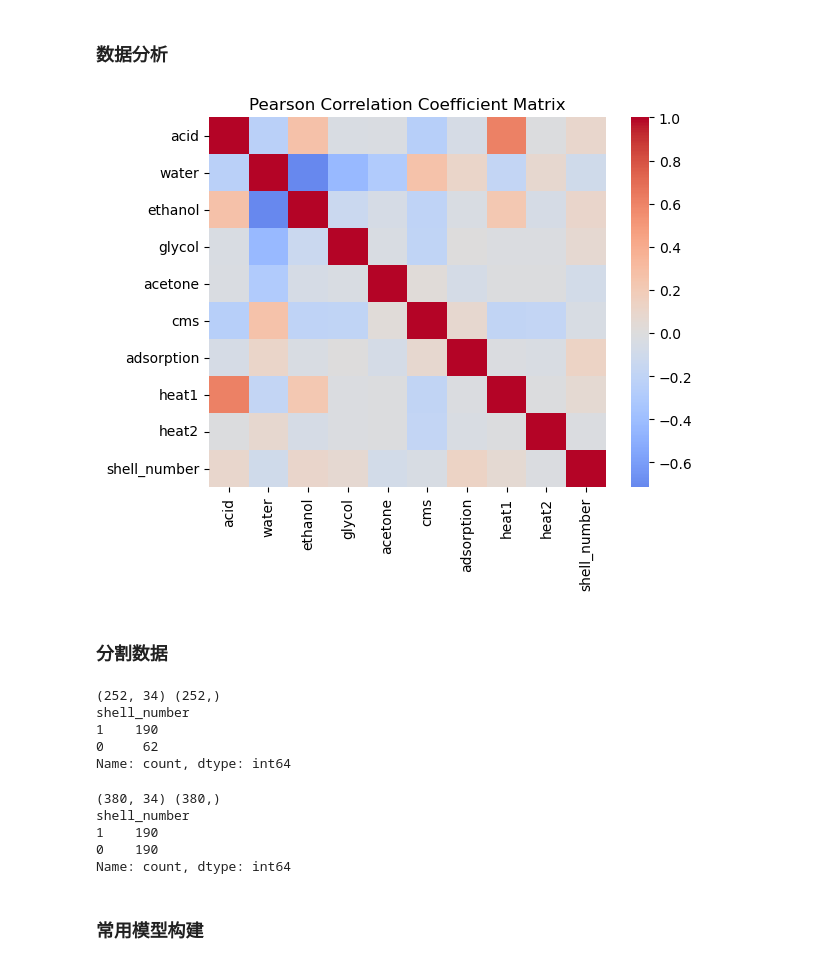
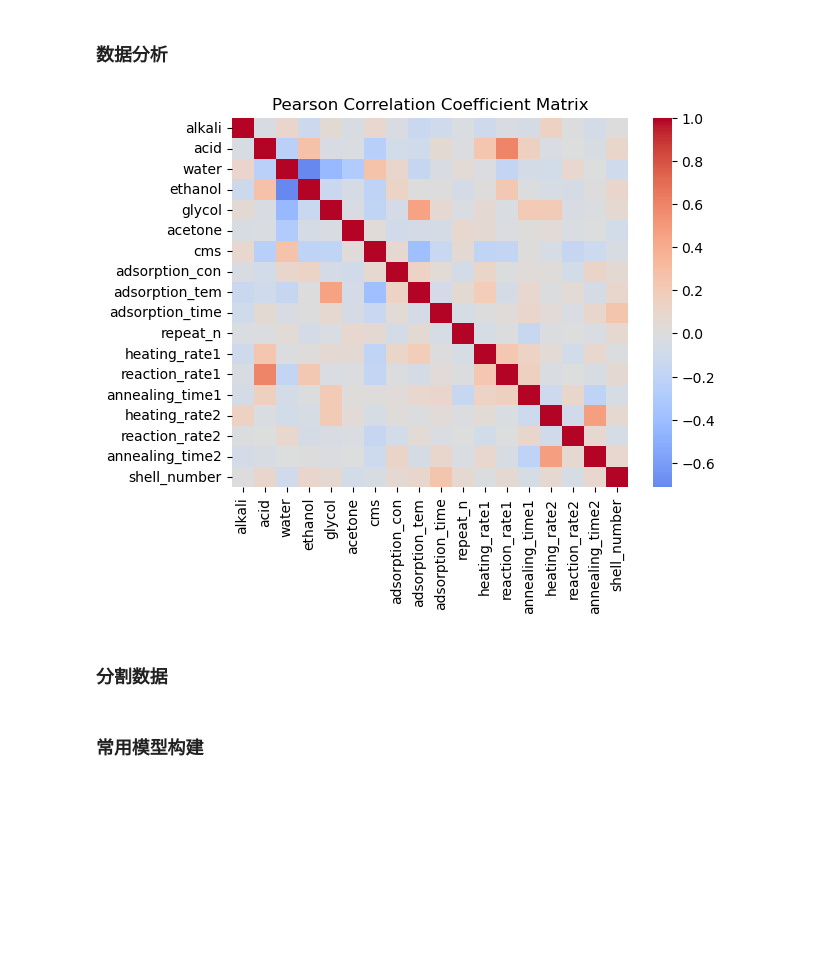
Before and after one commit to xiaofwang/shell-number-prediction, a Jupyter notebook: binary.ipynb, the cells around one changed output. Saved outputs shown, nothing was run; the diff lists cells and outputs as text; code cells hidden in the pictures; blank space fills up the shorter version.

```diff
--- a/binary.ipynb
+++ b/binary.ipynb
@@ -39,35 +24,22 @@ Name: count, dtype: int64
 # %% [markdown]
 ### 数据分析
 # %%
-from data_analysis import plt_pearsonr
-plt_pearsonr(df.iloc[:,-10:])
+plot_pearsonr(df.iloc[:,24:])
 # %% [output]
-[figure, old version]
+[figure, new version]
 # %% [markdown]
 ### 分割数据
 # %%
 random_state = 11
 x_train, x_test, y_train, y_test = train_test_split(x, y, test_size=0.2)
-print(x_train.shape, y_train.shape)
-print(y_train.value_counts())
+# print(x_train.shape, y_train.shape)
+# print(y_train.value_counts())
-# %% [output]
-(252, 34) (252,)
-shell_number
-1    190
-0     62
-Name: count, dtype: int64
 # %%
-from imblearn.over_sampling import RandomOverSampler
+
 ros = RandomOverSampler(random_state=random_state)
 x_resampled, y_resampled = ros.fit_resample(x_train, y_train)
-print(x_resampled.shape, y_resampled.shape)
-print(y_resampled.value_counts())
+# print(x_resampled.shape, y_resampled.shape)
+# print(y_resampled.value_counts())
-# %% [output]
-(380, 34) (380,)
-shell_number
-1    190
-0    190
-Name: count, dtype: int64
 # %% [markdown]
 ### 常用模型构建
 # %%
```
Also changed, not shown: parts of 6 cells of this notebook, 8 other files.
